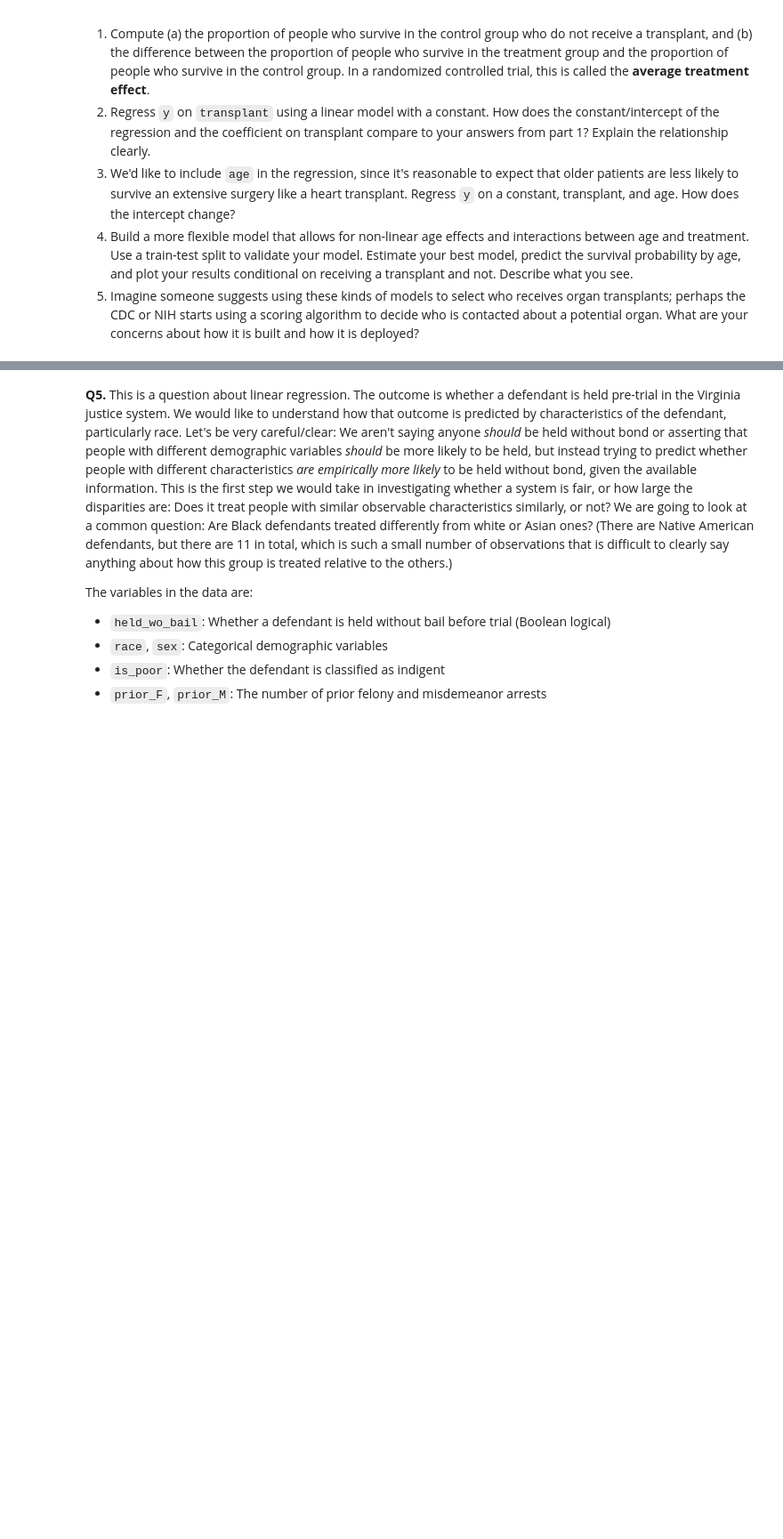
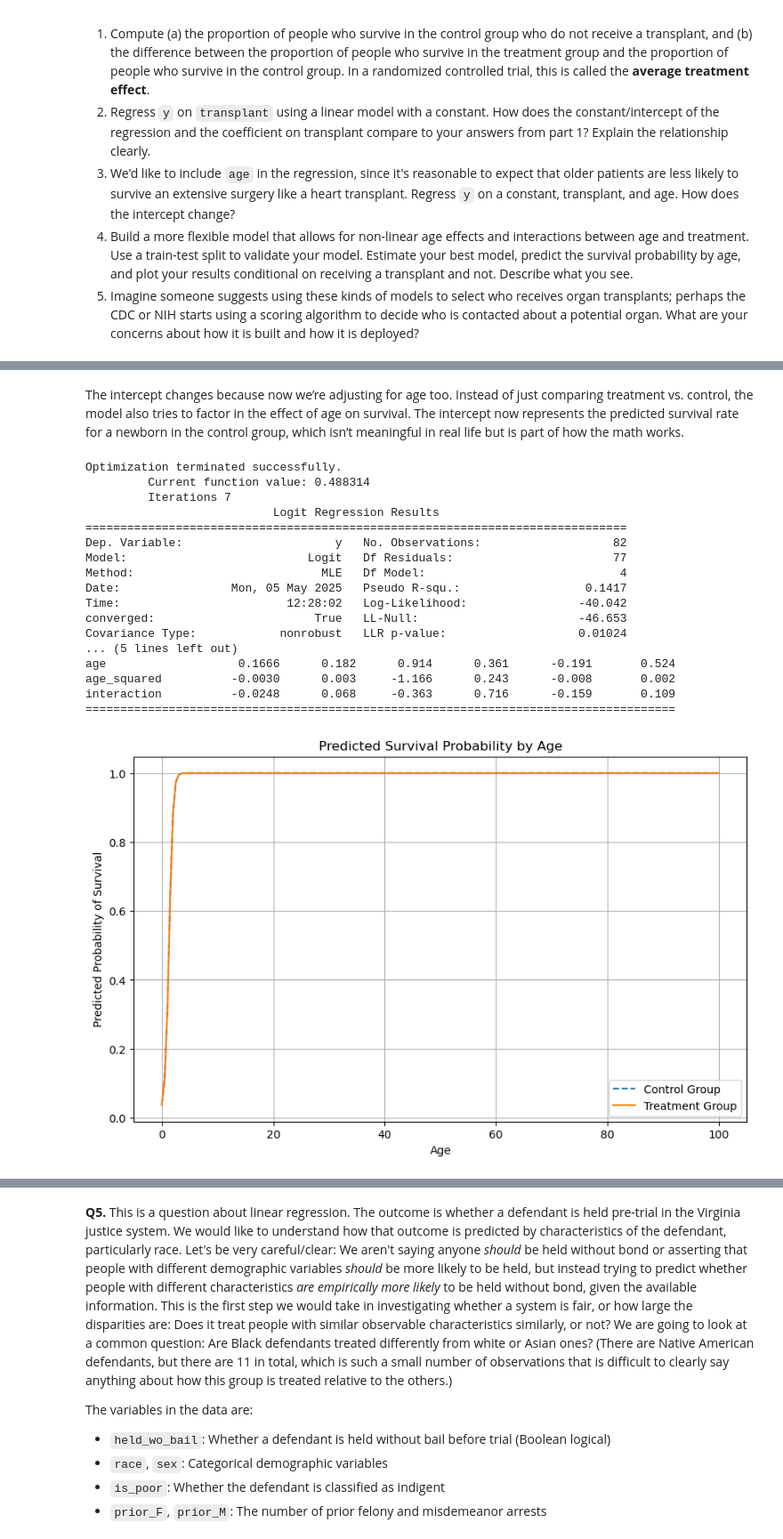
Before and after one commit to pratistha-dhungana/linearModels, a Jupyter notebook: assignment/assignment.ipynb, the cells around one changed output, grey strips where cells are left out. Shown at 89% size. Cells and saved outputs as stored; diff of their text form; code cells hidden in the pictures; blank space fills up the shorter version.

```diff
--- a/assignment/assignment.ipynb
+++ b/assignment/assignment.ipynb
@@ -74,0 +245,10 @@ Since a heart transplant is a dangerous operation and even people who successful
+# %%
+#2
+import statsmodels.api as sm
+df['transplant_binary'] = (df['transplant'].str.lower() == 'treatment').astype(int)
+X = sm.add_constant(df['transplant_binary'])  # adds intercept
+y = df['y']
+
+#running the regression
+model = sm.OLS(y, X).fit()
+print(model.summary())
@@ -74,0 +275,7 @@ Since a heart transplant is a dangerous operation and even people who successful
+# %%
+#3
+X = df[['transplant_binary', 'age']]
+X = sm.add_constant(X)
+y = df['y']
+model = sm.OLS(y, X).fit()
+print(model.summary())
@@ -74,0 +300,63 @@ Since a heart transplant is a dangerous operation and even people who successful
+# %% [markdown]
+The intercept changes because now we’re adjusting for age too. Instead of just comparing treatment vs. control, the model also tries to factor in the effect of age on survival. The intercept now represents the predicted survival rate for a newborn in the control group, which isn’t meaningful in real life but is part of how the math works.
+# %%
+#4
+import numpy as np
+import statsmodels.api as sm
+import matplotlib.pyplot as plt
+from sklearn.model_selection import train_test_split
+
+df['age_squared'] = df['age'] ** 2
+df['interaction'] = df['transplant_binary'] * df['age']
+train, test = train_test_split(df, test_size=0.2, random_state=42)
+
+X_train = train[['transplant_binary', 'age', 'age_squared', 'interaction']]
+X_train = sm.add_constant(X_train)
+y_train = train['y']
+
+model = sm.Logit(y_train, X_train).fit()
+print(model.summary())
+
+ages = np.linspace(0, 100, 200)
+pred_df = pd.DataFrame({
+    'age': ages,
+    'age_squared': ages**2,
+    'transplant_binary': 0,  # Control
+    'interaction': 0 * ages
+})
+pred_df = sm.add_constant(pred_df)
+control_preds = model.predict(pred_df)
+
+#treatment
+pred_df['transplant_binary'] = 1
+pred_df['interaction'] = 1 * ages
+treatment_preds = model.predict(pred_df)
+
+plt.figure(figsize=(10, 6))
+plt.plot(ages, control_preds, label='Control Group', linestyle='--')
+plt.plot(ages, treatment_preds, label='Treatment Group', linestyle='-')
+plt.xlabel('Age')
+plt.ylabel('Predicted Probability of Survival')
+plt.title('Predicted Survival Probability by Age')
+plt.legend()
+plt.grid(True)
+plt.show()
+# %% [output]
+Optimization terminated successfully.
+         Current function value: 0.488314
+         Iterations 7
+                           Logit Regression Results
+==============================================================================
+Dep. Variable:                      y   No. Observations:                   82
+Model:                          Logit   Df Residuals:                       77
+Method:                           MLE   Df Model:                            4
+Date:                Mon, 05 May 2025   Pseudo R-squ.:                  0.1417
+Time:                        12:28:02   Log-Likelihood:                -40.042
+converged:                       True   LL-Null:                       -46.653
+Covariance Type:            nonrobust   LLR p-value:                   0.01024
+... (5 lines left out)
+age                   0.1666      0.182      0.914      0.361      -0.191       0.524
+age_squared          -0.0030      0.003     -1.166      0.243      -0.008       0.002
+interaction          -0.0248      0.068     -0.363      0.716      -0.159       0.109
+=====================================================================================
+[figure, added]
```
Also changed, not shown: parts of 18 cells of this notebook.
